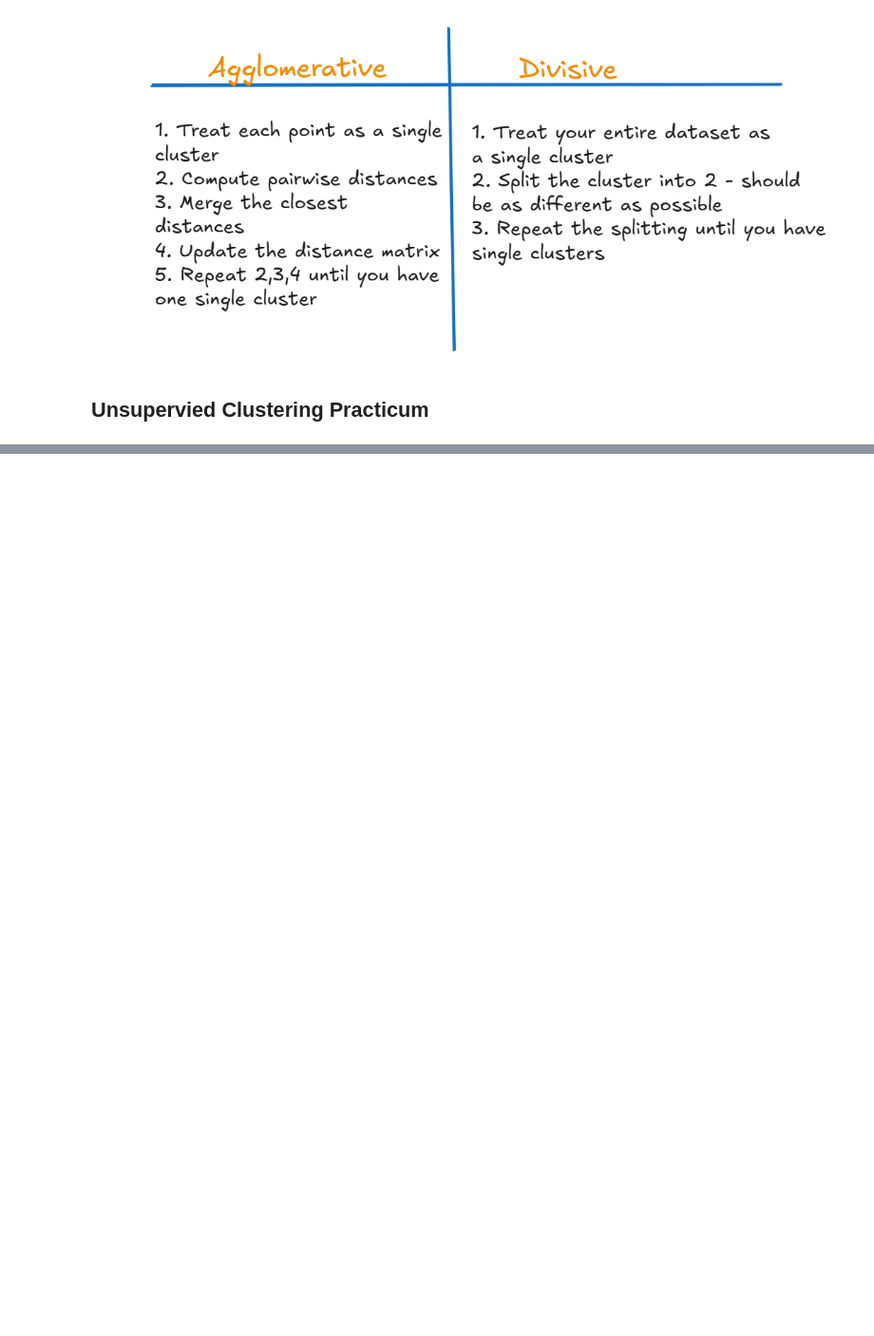
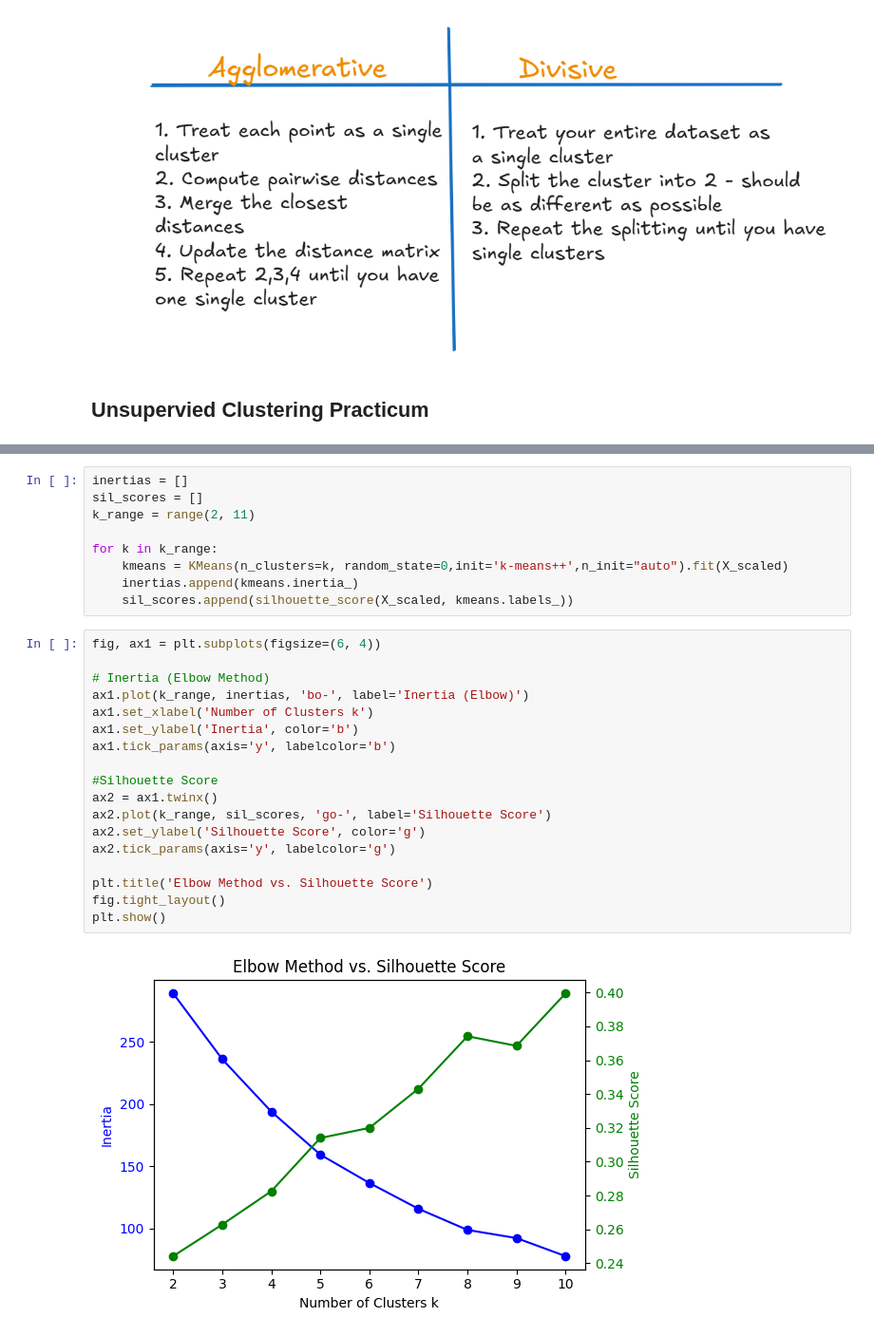
Before and after one commit to WamzMwangi/Advanced_Machine_Learning, a Jupyter notebook: Clustering_Algorithms/Unsupervised_Clustering.ipynb, the cells around one changed output, grey strips where cells are left out. Shown at 95% size. Cells and saved outputs as stored; diff of their text form; blank space fills up the shorter version.

```diff
--- a/Clustering_Algorithms/Unsupervised_Clustering.ipynb
+++ b/Clustering_Algorithms/Unsupervised_Clustering.ipynb
@@ -72,0 +192,29 @@ Then we have hierarchical clustering that is used to cluster data by building a
+# %%
+inertias = []
+sil_scores = []
+k_range = range(2, 11)
+
+for k in k_range:
+    kmeans = KMeans(n_clusters=k, random_state=0,init='k-means++',n_init="auto").fit(X_scaled)
+    inertias.append(kmeans.inertia_)
+    sil_scores.append(silhouette_score(X_scaled, kmeans.labels_))
+# %%
+fig, ax1 = plt.subplots(figsize=(6, 4))
+
+# Inertia (Elbow Method)
+ax1.plot(k_range, inertias, 'bo-', label='Inertia (Elbow)')
+ax1.set_xlabel('Number of Clusters k')
+ax1.set_ylabel('Inertia', color='b')
+ax1.tick_params(axis='y', labelcolor='b')
+
+#Silhouette Score
+ax2 = ax1.twinx()
+ax2.plot(k_range, sil_scores, 'go-', label='Silhouette Score')
+ax2.set_ylabel('Silhouette Score', color='g')
+ax2.tick_params(axis='y', labelcolor='g')
+
+plt.title('Elbow Method vs. Silhouette Score')
+fig.tight_layout()
+plt.show()
+# %% [output]
+[figure, added]
```
Also changed, not shown: parts of 17 cells of this notebook, 2 other files.
